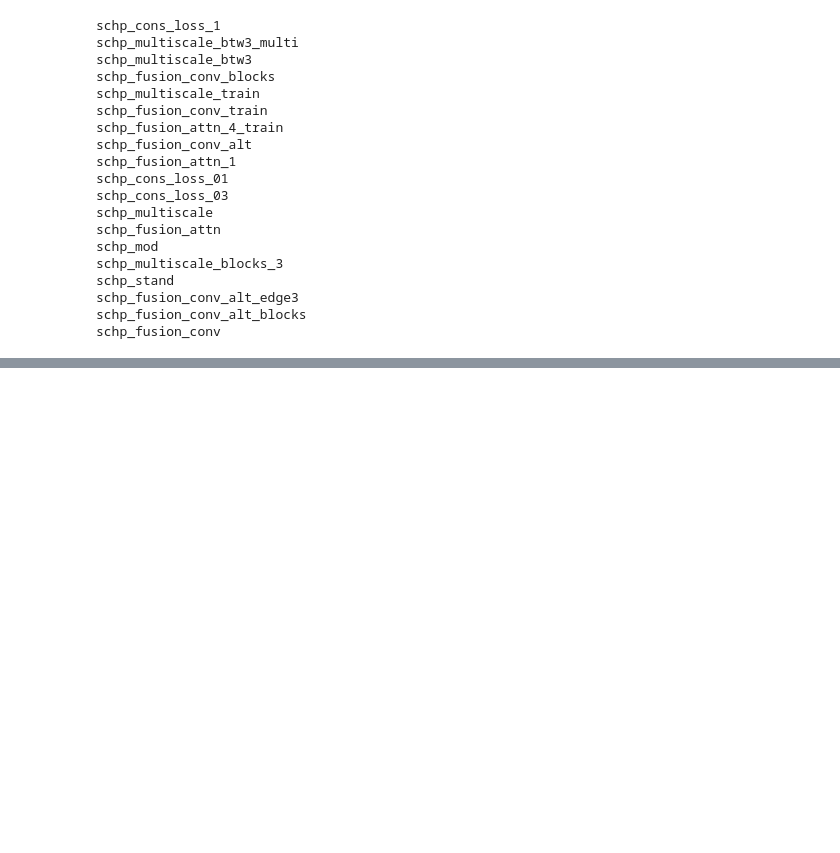
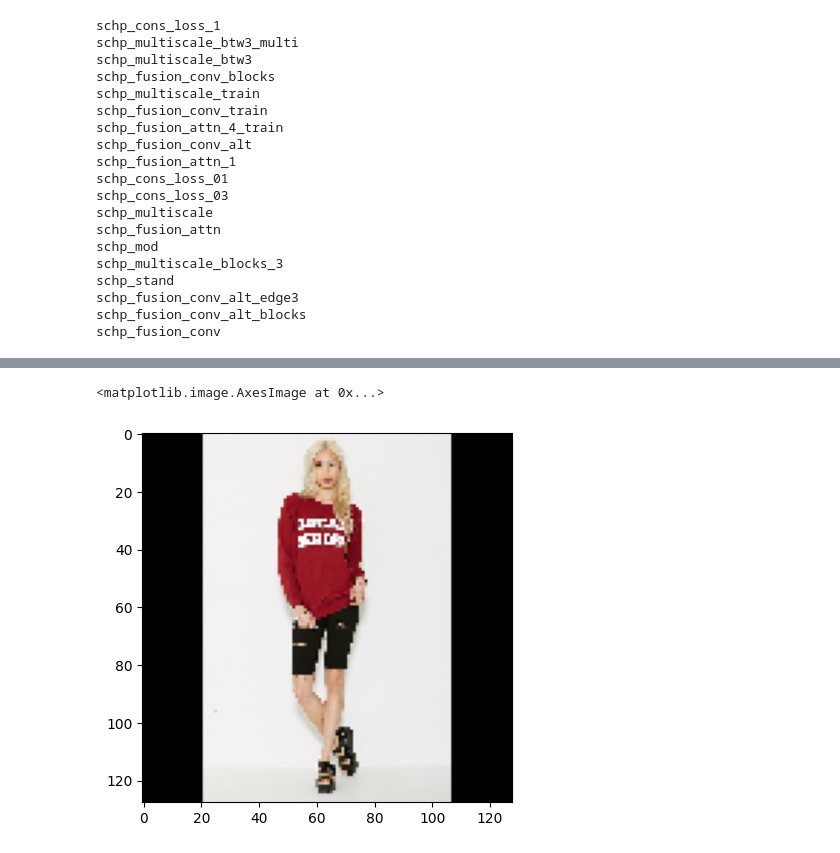
Before and after one commit to JelinR/Self-Correction-Human-Parsing, a Jupyter notebook: rough_work.ipynb, the cells around one changed output, grey strips where cells are left out. Cells and saved outputs as stored; diff of their text form; code cells hidden in the pictures; blank space fills up the shorter version.

```diff
--- a/rough_work.ipynb
+++ b/rough_work.ipynb
@@ -488,3 +481,7 @@ for k in saved_state_dict:
 model.load_state_dict(filt_state_dict, strict=False)
 # %% [output]
 _IncompatibleKeys(missing_keys=[], unexpected_keys=['keypoint_head.final_layer.weight', 'keypoint_head.final_layer.bias'])
+# %%
+from networks.HRNet_SCHP import hrnet_schp_30_small
+
+model = hrnet_schp_30_small(pretrained="./checkpoints/litehrnet_30_coco_256x192.pth")
@@ -768,0 +852,28 @@ schp_fusion_conv
+# %%
+import networks
+import torchvision.transforms as transforms
+
+model = networks.init_model(arch, num_classes=num_classes, pretrained=None)   #Initialize A-CE2P model (not pretrained)
+state_dict = torch.load(model_restore)['state_dict']       #Loads pretrained weights
+from collections import OrderedDict
+new_state_dict = OrderedDict()
+for k, v in state_dict.items():
+    name = k[7:]  # remove `module.`
+    new_state_dict[name] = v
+model.load_state_dict(new_state_dict)
+model.eval()
+
+IMAGE_MEAN = model.mean
+IMAGE_STD = model.std
+INPUT_SPACE = model.input_space
+print('image mean: {}'.format(IMAGE_MEAN))
+print('image std: {}'.format(IMAGE_STD))
+print('input space:{}'.format(INPUT_SPACE))
+if INPUT_SPACE == 'BGR':
+    print('BGR Transformation')
+    transform = transforms.Compose([
+        transforms.ToTensor(),
+        # transforms.Normalize(mean=IMAGE_MEAN,
+        #                         std=IMAGE_STD),
+
+    ])
@@ -768,0 +930,8 @@ schp_fusion_conv
+# %%
+import matplotlib.pyplot as plt
+
+img_np = image[0][0].permute([1, 2, 0]).numpy()[:, :, ::-1]
+plt.imshow(img_np)
+# %% [output]
+<matplotlib.image.AxesImage at 0x...>
+[figure, added]
```
Also changed, not shown: parts of 38 cells of this notebook, 21 other files.
